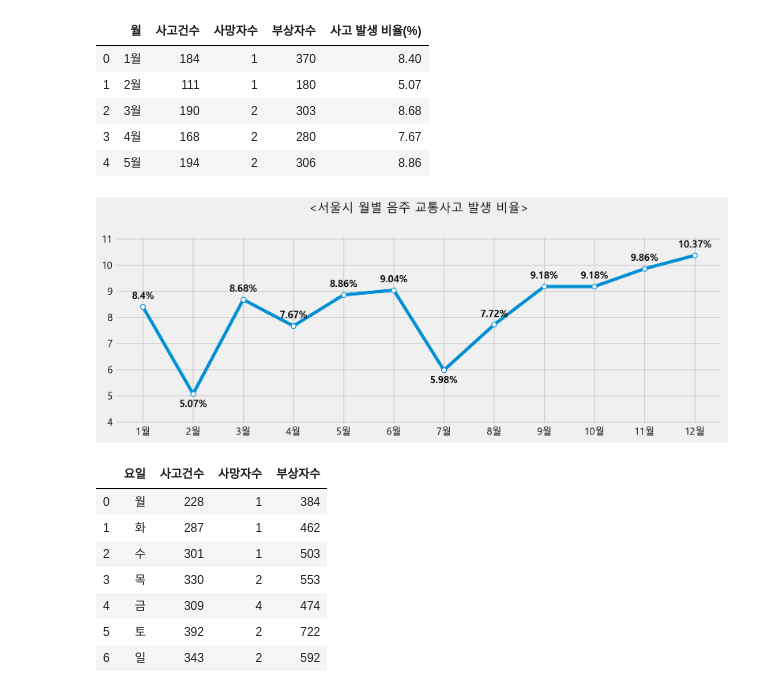
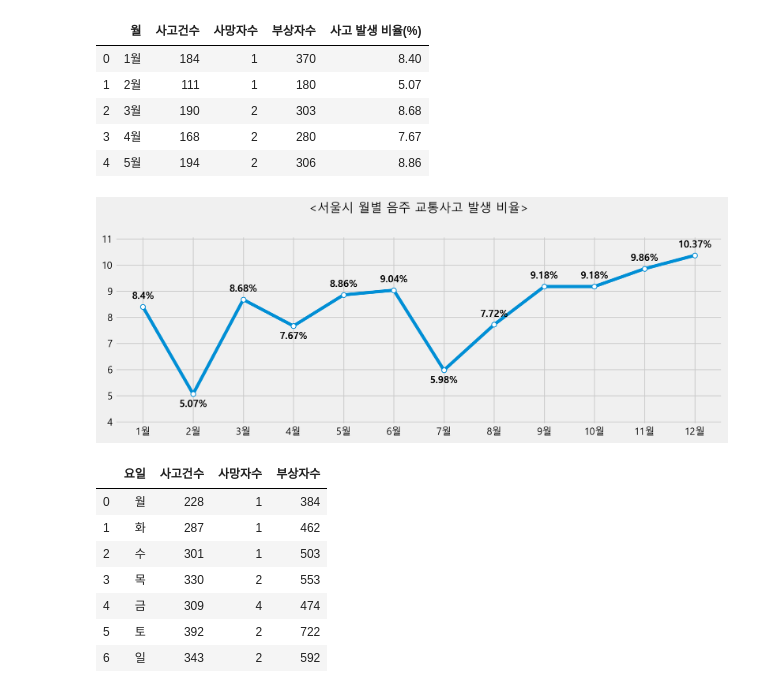
Before and after one commit to jeonprize/Accident, a Jupyter notebook: acl_accident.ipynb, the cells around one changed output. Saved outputs shown, nothing was run; the diff lists cells and outputs as text; code cells hidden in the pictures.

```diff
--- a/acl_accident.ipynb
+++ b/acl_accident.ipynb
@@ -446,19 +446,19 @@ mon_df.head()
 # %%
 plt.figure(figsize=(12,4))
 plt.plot(mon_df["월"],mon_df["사고 발생 비율(%)"],marker='o',markerfacecolor='w')
 plt.title("<서울시 월별 음주 교통사고 발생 비율>",pad=30,fontsize=15)
 plt.xticks(fontsize=12)
 plt.yticks(fontsize=12)
 plt.ylim(3.9, 11.1)
 
 for x,y in enumerate(mon_df["사고 발생 비율(%)"]):
-    if (x == 1) or (x == 6):
+    if (x == 1) or (x == 6) or ( x == 3):
         plt.text(x, y-0.5, f"{y}%", size=12, ha="center",fontweight="bold")
     else:
         plt.text(x, y+0.3, f"{y}%", size=12, ha="center",fontweight="bold")
 plt.show()
 # %% [output]
-[figure, old version]
+[figure, new version]
 # %%
 day_acl_df = pd.read_csv("요일별 음주 교통사고 발생.csv")
 day_acl_df
```
Also changed, not shown: parts of 7 cells of this notebook.
